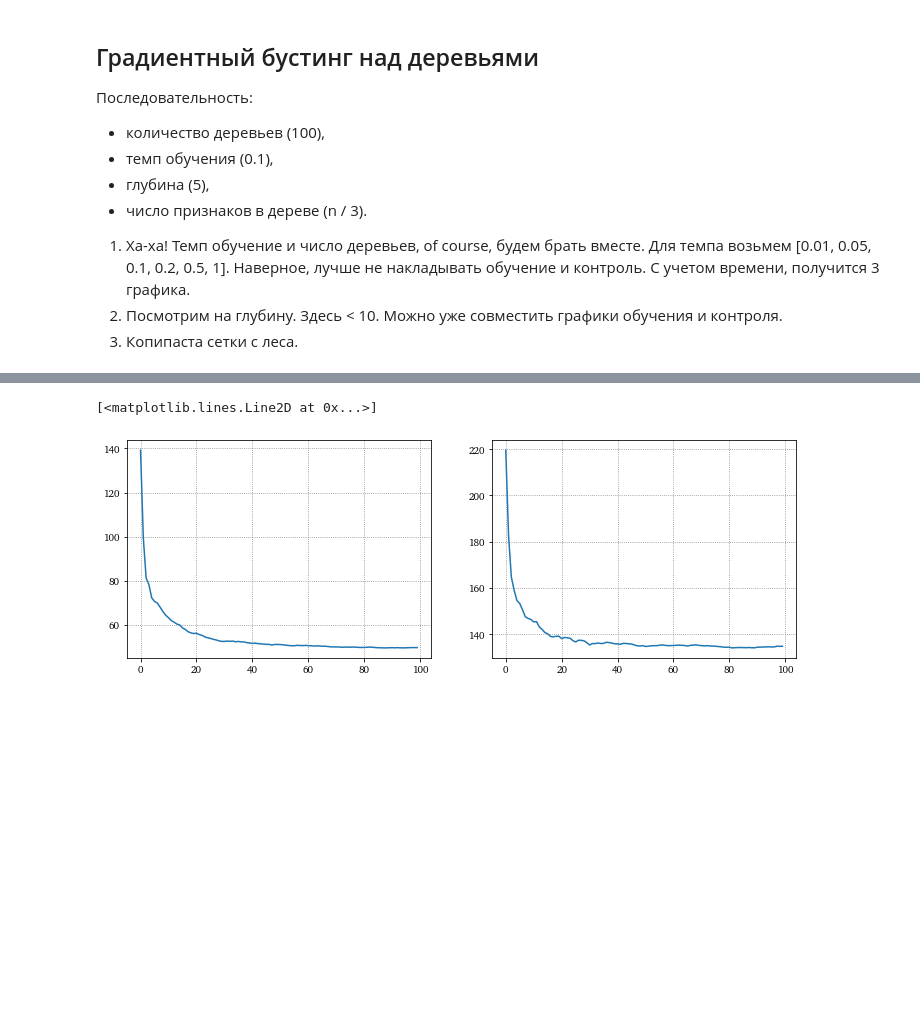
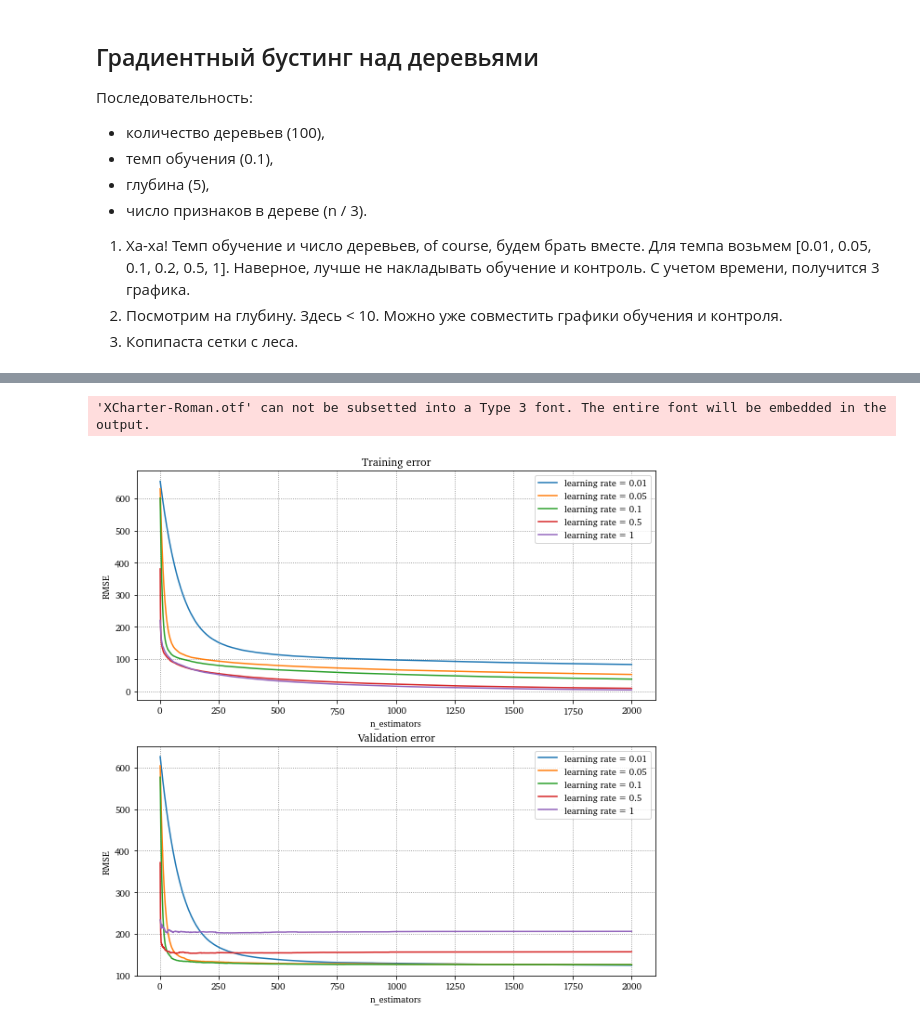
Before and after one commit to artnitolog/ensemble_learning_mmf_prac, a Jupyter notebook: experiments/experiments.ipynb, the cells around one changed output, grey strips where cells are left out. Saved outputs shown, nothing was run; the diff lists cells and outputs as text; code cells hidden in the pictures; blank space fills up the shorter version.

```diff
--- a/experiments/experiments.ipynb
+++ b/experiments/experiments.ipynb
@@ -91,9 +127,3 @@ train_loss, val_loss = model.fit(**fit_args)
 1. Ха-ха! Темп обучение и число деревьев, of course, будем брать вместе. Для темпа возьмем [0.01, 0.05, 0.1, 0.2, 0.5, 1]. Наверное, лучше не накладывать обучение и контроль. С учетом времени, получится 3 графика.
 2. Посмотрим на глубину. Здесь < 10. Можно уже совместить графики обучения и контроля.
 3. Копипаста сетки с леса.
-# %%
-%%time
-from sklearn.ensemble import RandomForestRegressor
-model = RandomForestRegressor(n_estimators=20, n_jobs=-1)
-model.fit(X_train, y_train)
-RMSE(y_val, model.predict(X_val))
@@ -104,5 +129,0 @@ Wall time: 2.48 s
-# %%
-%%timeit
-model = RandomForestMSE(n_estimators=20)
-model.fit(X_train, y_train)
-RMSE(y_val, model.predict(X_val))
@@ -111,9 +130,34 @@ RMSE(y_val, model.predict(X_val))
-# %%
-plt.figure(figsize=(12, 4))
-plt.subplot(121)
-plt.plot(train_loss)
-plt.subplot(122)
-plt.plot(val_loss)
-# %% [output]
-[<matplotlib.lines.Line2D at 0x...>]
-[figure, removed]
+# %%
+lrs = [0.01, 0.05, 0.1, 0.5, 1]
+train_losses = []
+val_losses = []
+n_trees = 2000
+for lr in tqdm(lrs):
+    model = GradientBoostingMSE(n_estimators=n_trees, learning_rate=lr,
+                                max_depth=4, random_state=0)
+    train_loss, val_loss = model.fit(**fit_args)
+    train_losses.append(train_loss)
+    val_losses.append(val_loss)
+# %%
+plt.figure(figsize=(10, 10))
+
+plt.subplot(211)
+for loss, lr in zip(train_losses, lrs):
+    plt.plot(np.arange(1, n_trees+1), loss, label=f'learning rate = {lr}')
+plt.legend()
+plt.xlabel('n_estimators')
+plt.ylabel('RMSE')
+plt.title('Training error')
+
+plt.subplot(212)
+for loss, lr in zip(val_losses, lrs):
+    plt.plot(np.arange(1, n_trees+1), loss, label=f'learning rate = {lr}')
+plt.legend()
+plt.xlabel('n_estimators')
+plt.ylabel('RMSE')
+plt.title('Validation error')
+
+plt.savefig('vis/GBM_lr_RMSE')
+# %% [output]
+'XCharter-Roman.otf' can not be subsetted into a Type 3 font. The entire font will be embedded in the output.
+[figure, added]
```
Also changed, not shown: parts of 11 cells of this notebook, 6 other files.
